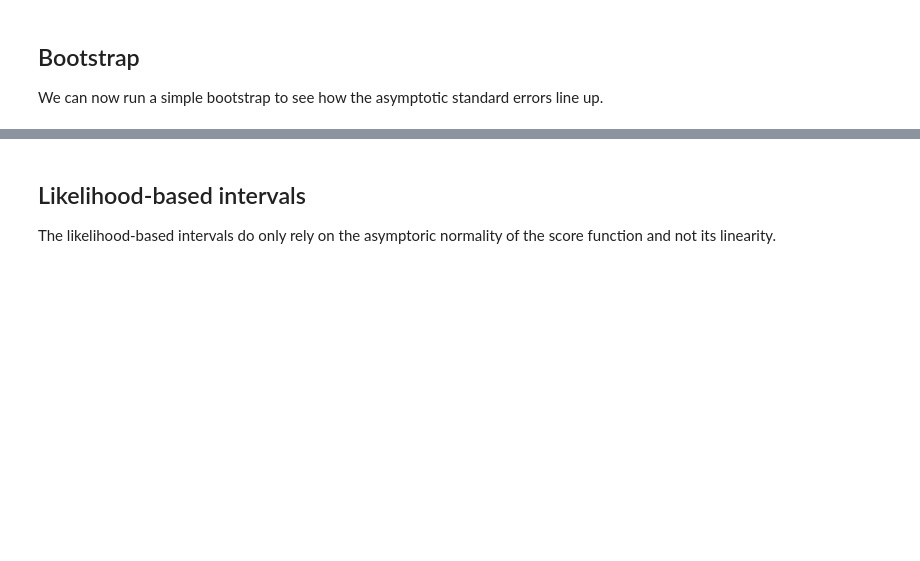
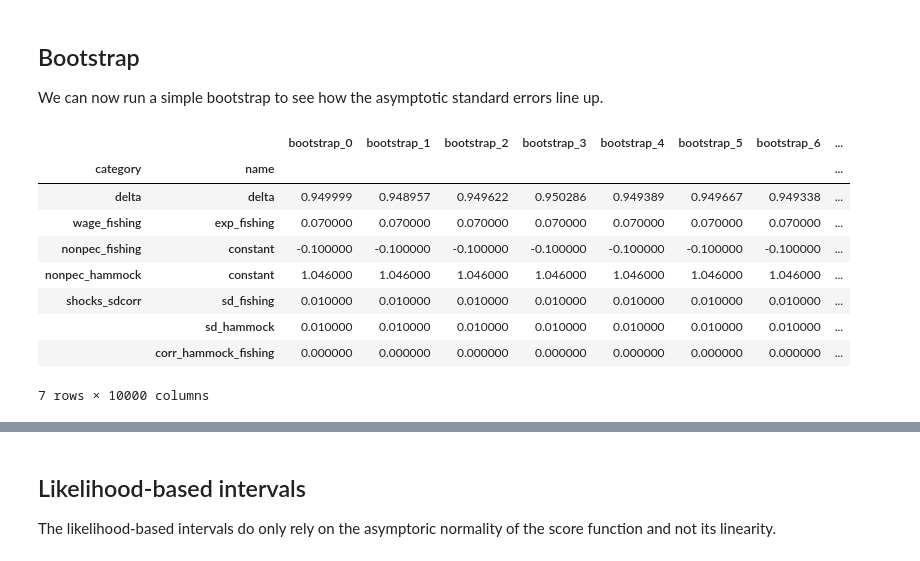
Before and after one commit to OpenSourceEconomics/ekw-lectures, a Jupyter notebook: lectures/01_maximum_likelihood/notebook.ipynb, the cells around one changed output, grey strips where cells are left out. Cells and saved outputs as stored; diff of their text form; code cells hidden in the pictures; blank space fills up the shorter version.

```diff
--- a/lectures/01_maximum_likelihood/notebook.ipynb
+++ b/lectures/01_maximum_likelihood/notebook.ipynb
@@ -192,4 +192,17 @@ plt.show()
 ## Bootstrap
 
 We can now run a simple bootstrap to see how the asymptotic standard errors line up.
+# %%
+boot_params
+# %% [output]
+|  |  | bootstrap_0 | bootstrap_1 | bootstrap_2 | bootstrap_3 | bootstrap_4 | bootstrap_5 | bootstrap_6 | ... |
+| category | name |  |  |  |  |  |  |  | ... |
+| delta | delta | 0.949999 | 0.948957 | 0.949622 | 0.950286 | 0.949389 | 0.949667 | 0.949338 | ... |
+| wage_fishing | exp_fishing | 0.070000 | 0.070000 | 0.070000 | 0.070000 | 0.070000 | 0.070000 | 0.070000 | ... |
+| nonpec_fishing | constant | -0.100000 | -0.100000 | -0.100000 | -0.100000 | -0.100000 | -0.100000 | -0.100000 | ... |
+| nonpec_hammock | constant | 1.046000 | 1.046000 | 1.046000 | 1.046000 | 1.046000 | 1.046000 | 1.046000 | ... |
+| shocks_sdcorr | sd_fishing | 0.010000 | 0.010000 | 0.010000 | 0.010000 | 0.010000 | 0.010000 | 0.010000 | ... |
+|  | sd_hammock | 0.010000 | 0.010000 | 0.010000 | 0.010000 | 0.010000 | 0.010000 | 0.010000 | ... |
+|  | corr_hammock_fishing | 0.000000 | 0.000000 | 0.000000 | 0.000000 | 0.000000 | 0.000000 | 0.000000 | ... |
+7 rows × 10000 columns
 # %%
```
Also changed, not shown: parts of 3 cells of this notebook, 4 other files.
